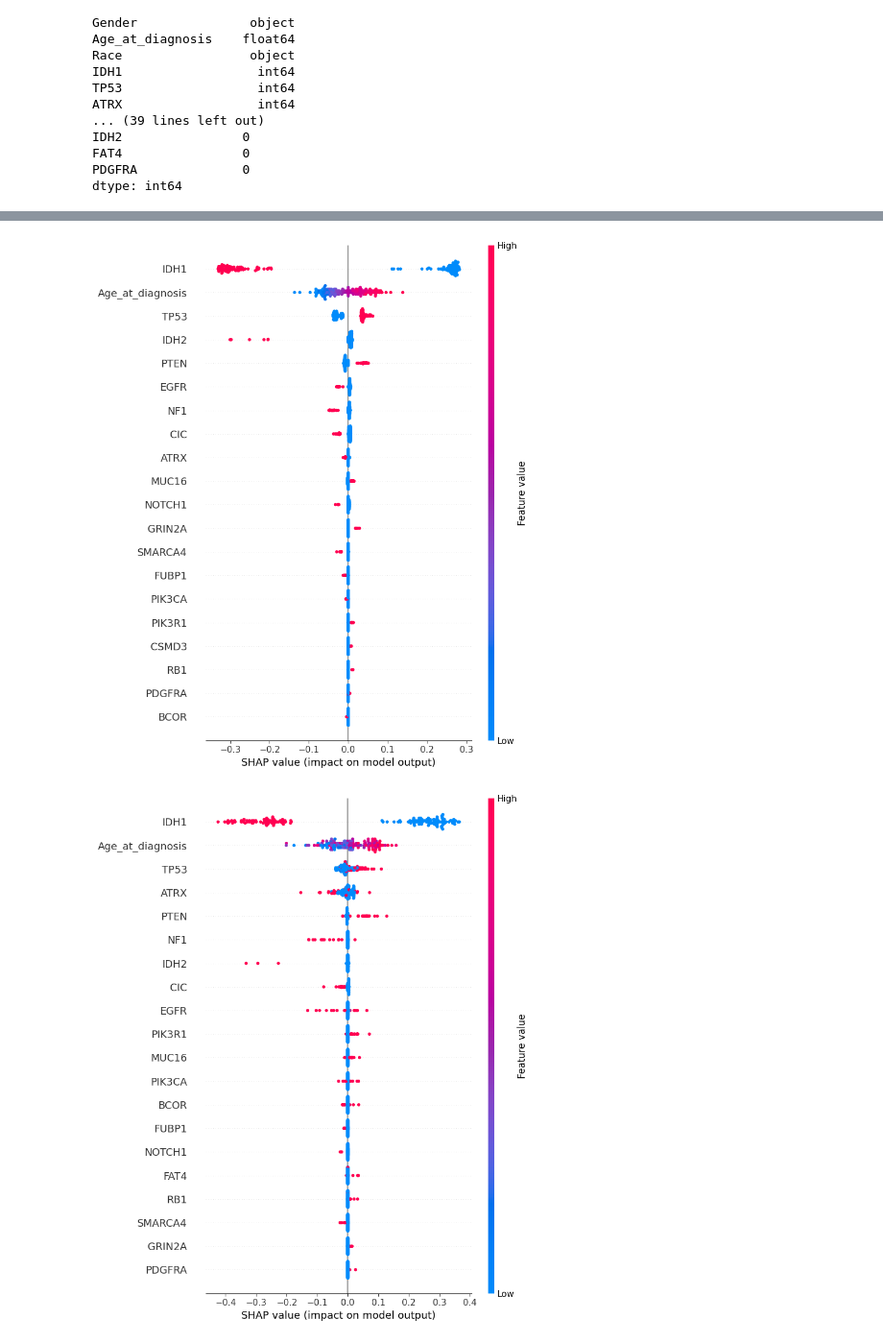
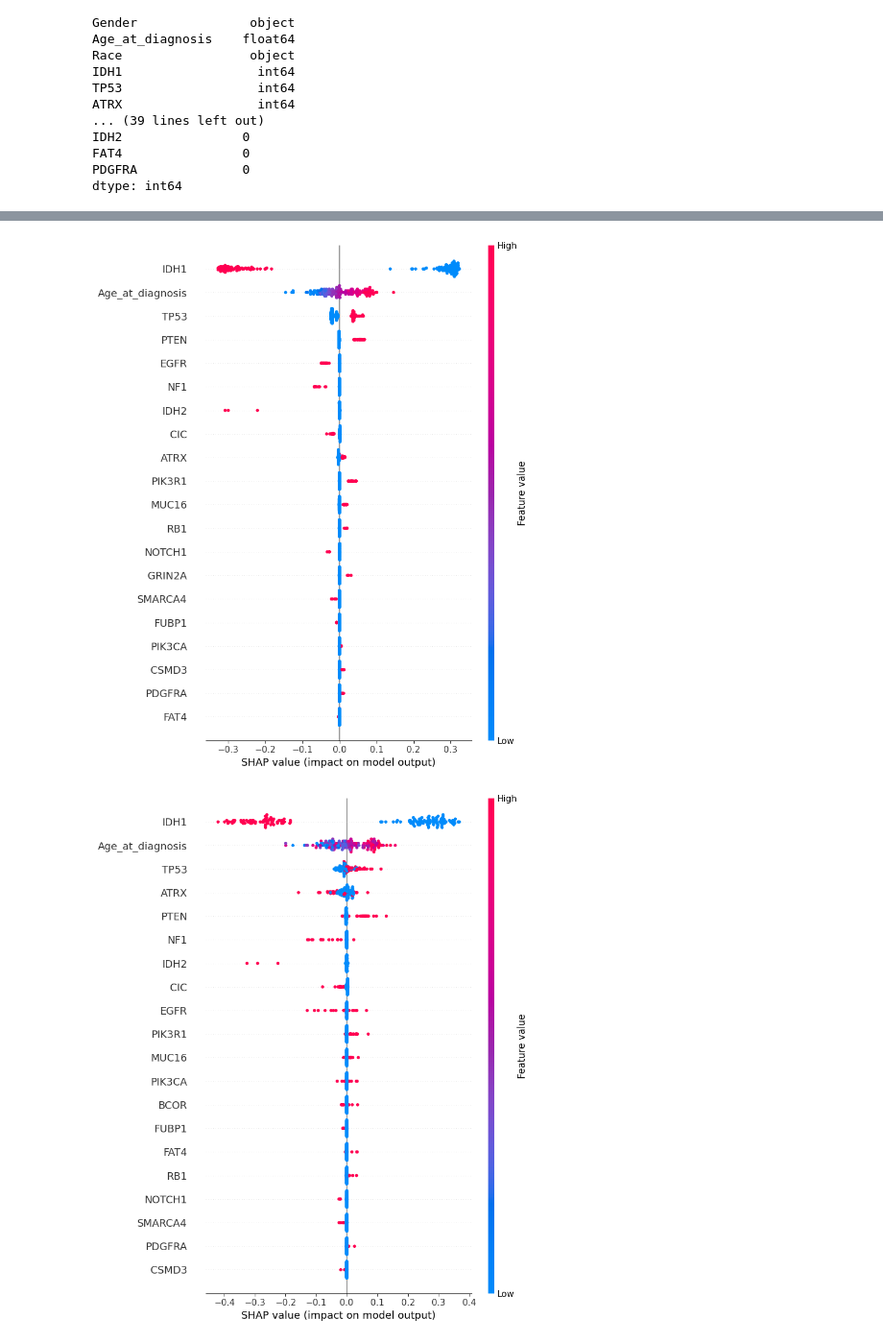
Before and after one commit to agamv25/SIT-724-Thesis, a Jupyter notebook: Notebook.ipynb, the cells around one changed output, grey strips where cells are left out. Shown at 96% size. Cells and saved outputs as stored; diff of their text form; code cells hidden in the pictures.

```diff
--- a/Notebook.ipynb
+++ b/Notebook.ipynb
@@ -57,11 +58,13 @@ dtype: int64
 X = df.drop(columns=['Grade', 'Gender', 'Race'])
 Y = df.Grade
 
-X_train, X_test, y_train, y_test = train_test_split(X, Y, test_size=0.20, random_state=25)
+X_train, X_test, y_train, y_test = train_test_split(X, Y, test_size=0.2, random_state=42)
+background = shap.kmeans(X_train, 50)
+
 clf = LogisticRegression(max_iter=10000, random_state=0)
 clf.fit(X_train, y_train)
 acc = accuracy_score(y_test, clf.predict(X_test)) * 100
 print(f"Logistic Regression model accuracy: {acc:.2f}%")
-explainer_lr = shap.KernelExplainer(clf.predict_proba, X_train)
+explainer_lr = shap.KernelExplainer(clf.predict_proba, background)
 shap_values_lr = explainer_lr.shap_values(X_test)
 # %% [output]
@@ -126,39 +120,26 @@ shap.summary_plot(shap_values_xgb[:, :, 1], X_test3, show=False)
 # %%
 weight_vector = {
-    "IDH1": 1.0,   # Mandatory diagnostic
-    "IDH2": 1.0,   # Mandatory diagnostic
-    "ATRX": 0.75,  # Strongly recommended — LGG subtype classification
-    "TP53": 0.75,  # Strongly recommended — LGG subtype classification
-    "EGFR": 0.5,   # Supportive — GBM pathogenesis
-    "PTEN": 0.5,   # Supportive — GBM pathogenesis
-    "NF1":  0.5,   # Supportive — GBM pathogenesis
-    "CIC":      0.25,  # Incidental
-    "MUC16":    0.25,  # Incidental
-    "PIK3CA":   0.25,  # Incidental
-    "PIK3R1":   0.25,  # Incidental
-    "FUBP1":    0.25,  # Incidental
-    "RB1":      0.25,  # Incidental
-    "NOTCH1":   0.25,  # Incidental
-    "BCOR":     0.25,  # Incidental
-    "CSMD3":    0.25,  # Incidental
-    "SMARCA4":  0.25,  # Incidental
-    "GRIN2A":   0.25,  # Incidental
-    "FAT4":     0.25,  # Incidental
-    "PDGFRA":   0.25,  # Incidental
-    "Age_at_diagnosis": 0.6,  # Established prognostic factor (EORTC nomogram)
+    "IDH1": 1.0, "IDH2": 1.0,
+    "ATRX": 0.75, "TP53": 0.75,
+    "EGFR": 0.5, "PTEN": 0.5, "NF1": 0.5,
+    "CIC": 0.25, "MUC16": 0.25, "PIK3CA": 0.25, "PIK3R1": 0.25,
+    "FUBP1": 0.25, "RB1": 0.25, "NOTCH1": 0.25, "BCOR": 0.25,
+    "CSMD3": 0.25, "SMARCA4": 0.25, "GRIN2A": 0.25, "FAT4": 0.25,
+    "PDGFRA": 0.25,
+    "Age_at_diagnosis": 0.6,
 }
+assert set(X.columns) - set(weight_vector.keys()) == set()
+weight_array = np.array([weight_vector[col] for col in X.columns])
 # %%
-weight_array = np.array([weight_vector[col] for col in X.columns])
-
 weighted_shap_lr  = shap_values_lr[:, :, 1]  * weight_array
 weighted_shap_rf  = shap_values_rf[:, :, 1]  * weight_array
 weighted_shap_xgb = shap_values_xgb[:, :, 1] * weight_array
 
-shap.summary_plot(weighted_shap_lr,  X_test,  show=False)
+shap.summary_plot(weighted_shap_lr,  X_test, show=False)
 # %% [output]
-[figure, old version]
+[figure, new version]
 # %%
-shap.summary_plot(weighted_shap_rf,  X_test2, show=False)
+shap.summary_plot(weighted_shap_rf,  X_test, show=False)
 # %% [output]
-[figure, old version]
+[figure, new version]
 # %%
```
Also changed, not shown: parts of 27 cells of this notebook.
